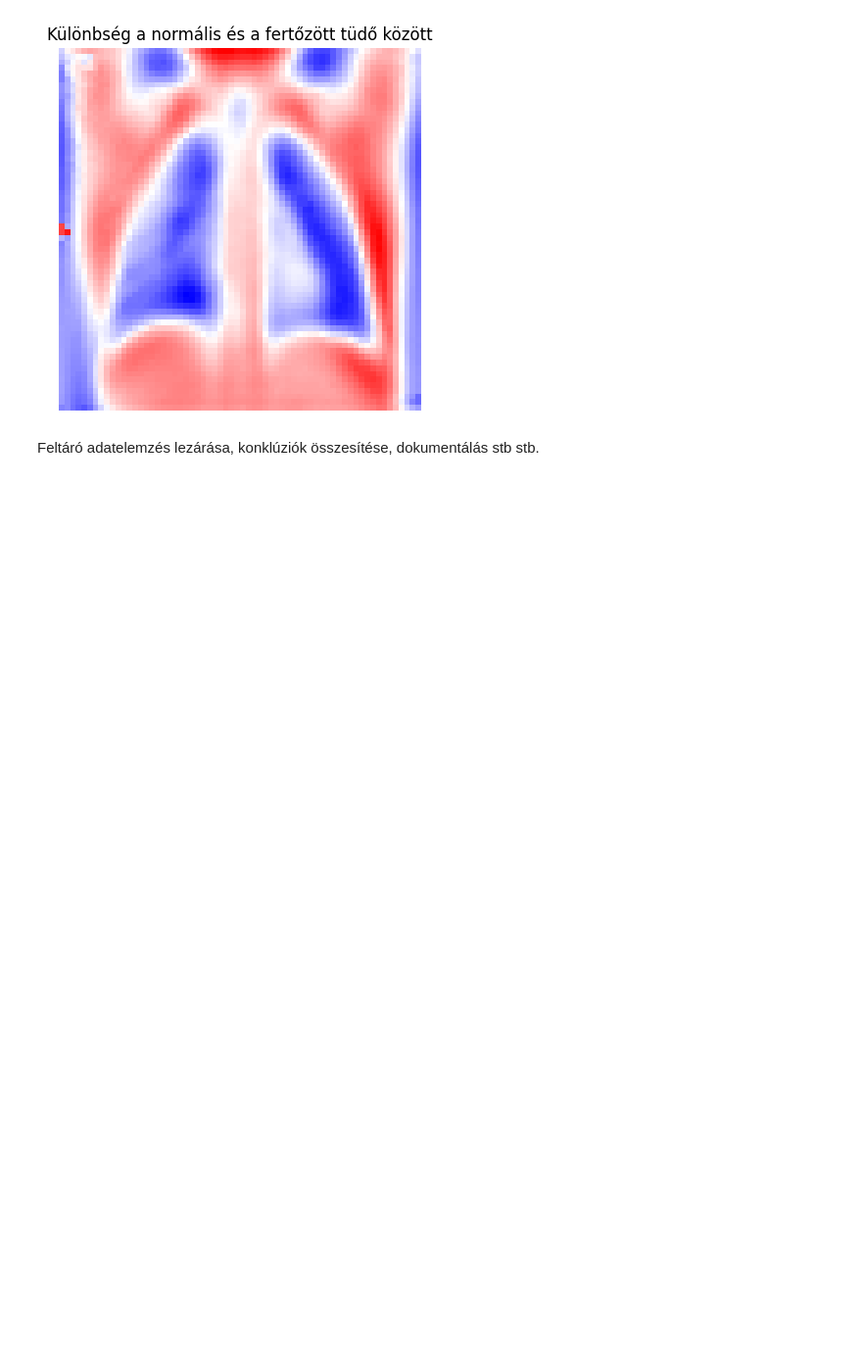
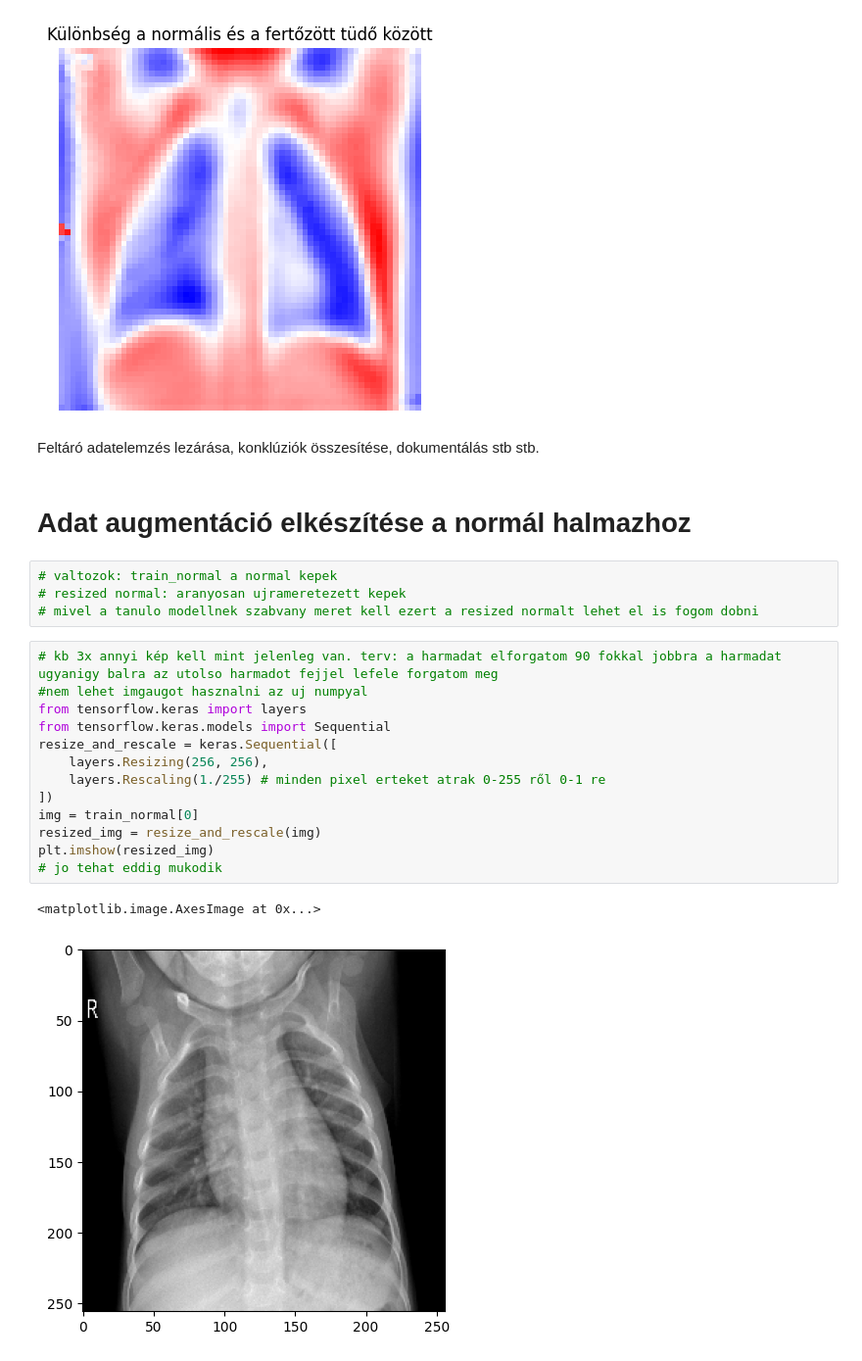
Before and after one commit to Adr1an11/Pneumonia-detection, a Jupyter notebook: pneunomia_detection.ipynb, the cells around one changed output. Shown at 98% size. Drawn from its saved outputs; the diff is of its cells as text; blank space fills up the shorter version.

Commit message:
adat augmentacio kezdete

```diff
--- a/pneunomia_detection.ipynb
+++ b/pneunomia_detection.ipynb
@@ -299,3 +259,25 @@ plt.show()
 [figure]
 # %% [markdown]
 Feltáró adatelemzés lezárása, konklúziók összesítése, dokumentálás stb stb.
+# %% [markdown]
+# Adat augmentáció elkészítése a normál halmazhoz
+# %%
+# valtozok: train_normal a normal kepek
+# resized normal: aranyosan ujrameretezett kepek
+# mivel a tanulo modellnek szabvany meret kell ezert a resized normalt lehet el is fogom dobni
+# %%
+# kb 3x annyi kép kell mint jelenleg van. terv: a harmadat elforgatom 90 fokkal jobbra a harmadat ugyanigy balra az utolso harmadot fejjel lefele forgatom meg
+#nem lehet imgaugot hasznalni az uj numpyal
+from tensorflow.keras import layers
+from tensorflow.keras.models import Sequential
+resize_and_rescale = keras.Sequential([
+    layers.Resizing(256, 256),
+    layers.Rescaling(1./255) # minden pixel erteket atrak 0-255 ről 0-1 re
+])
+img = train_normal[0]
+resized_img = resize_and_rescale(img)
+plt.imshow(resized_img)
+# jo tehat eddig mukodik
+# %% [output]
+<matplotlib.image.AxesImage at 0x...>
+[figure, added]
```
Also changed, not shown: parts of 6 cells of this notebook.
